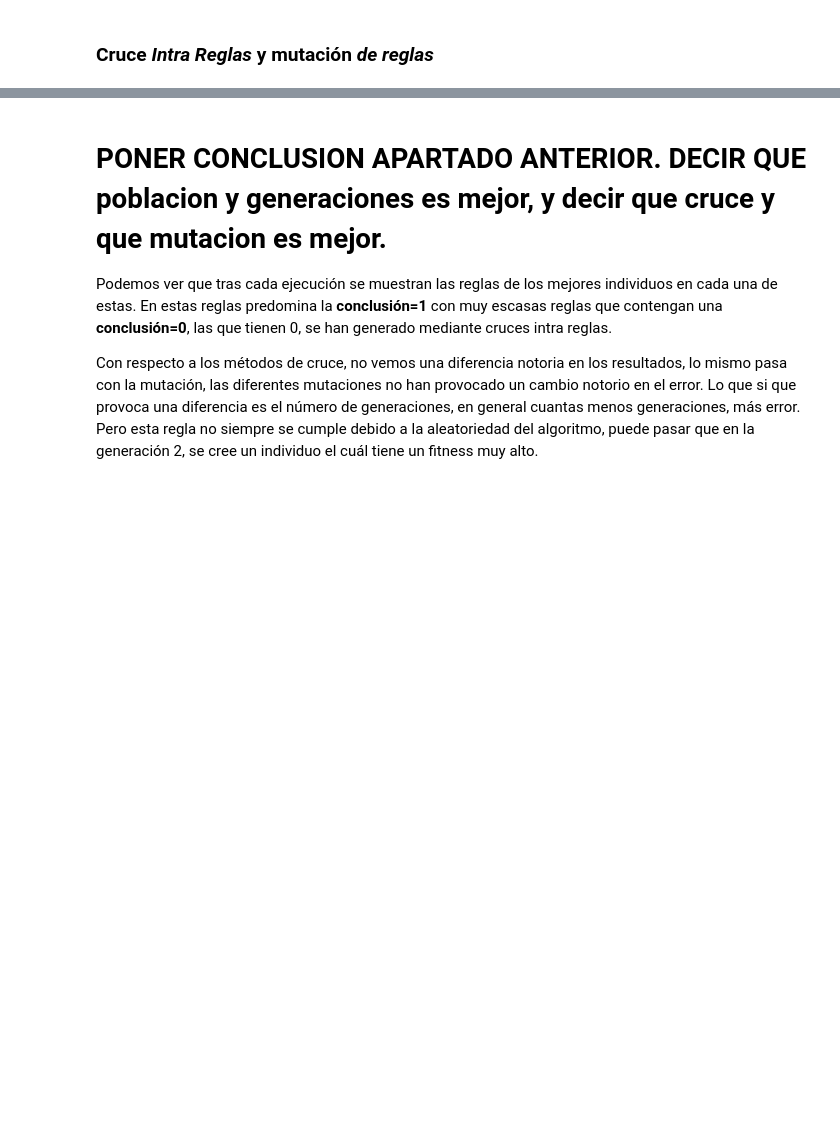
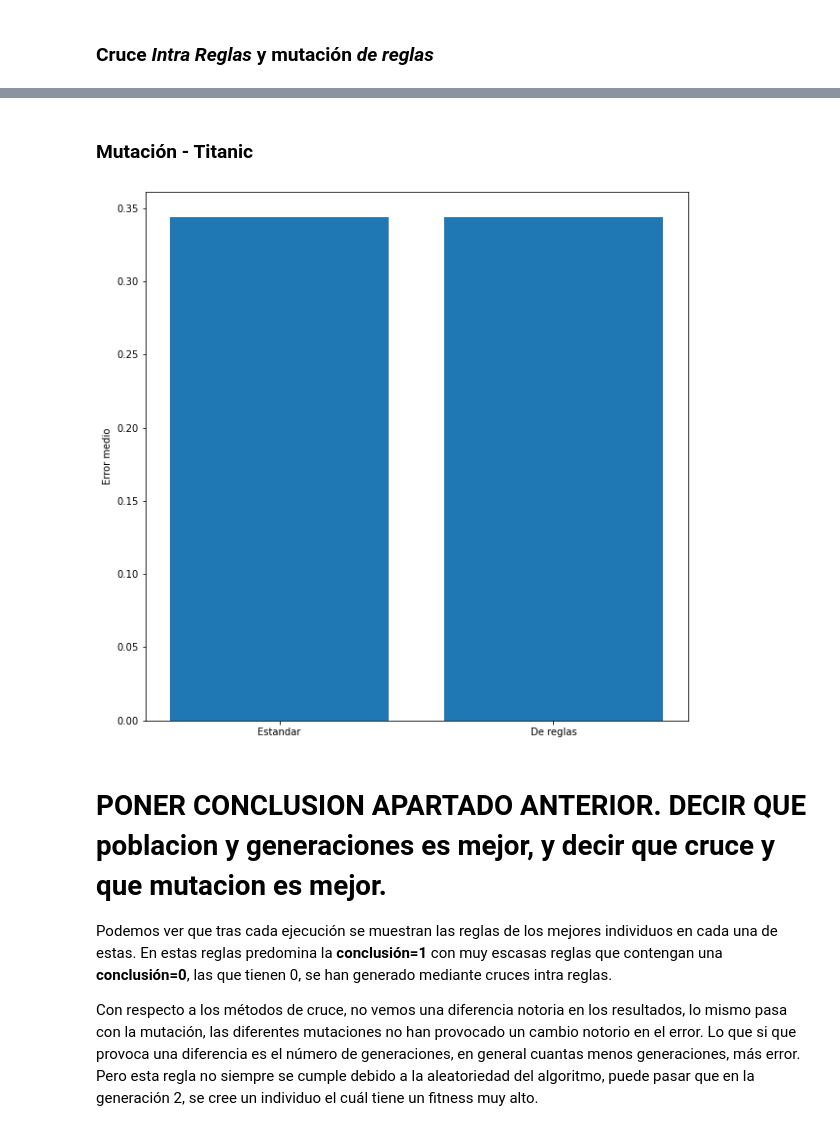
Before and after one commit to kecoma1/FAA, a Jupyter notebook: LAB_5/Memoria.ipynb, the cells around one changed output, grey strips where cells are left out. Cells and saved outputs as stored; diff of their text form; code cells hidden in the pictures; blank space fills up the shorter version.

```diff
--- a/LAB_5/Memoria.ipynb
+++ b/LAB_5/Memoria.ipynb
@@ -200,3 +195,9 @@ utils.plot_comp([errorMedioTITANIC_inter_estandar, errorMedioTITANIC_intra_estan
+# %% [markdown]
+### Mutación - Titanic
+# %%
+utils.plot_comp([errorMedioTITANIC_inter_estandar, errorMedioTITANIC_intra_estandar], [errorMedioTITANIC_inter_reglas, errorMedioTITANIC_intra_reglas], ["Estandar", "De reglas"])
+# %% [output]
+[figure, added]
 # %% [markdown]
 # PONER CONCLUSION APARTADO ANTERIOR. DECIR QUE poblacion y generaciones es mejor, y decir que cruce y que mutacion es mejor.
 
```
Also changed, not shown: parts of 30 cells of this notebook.
